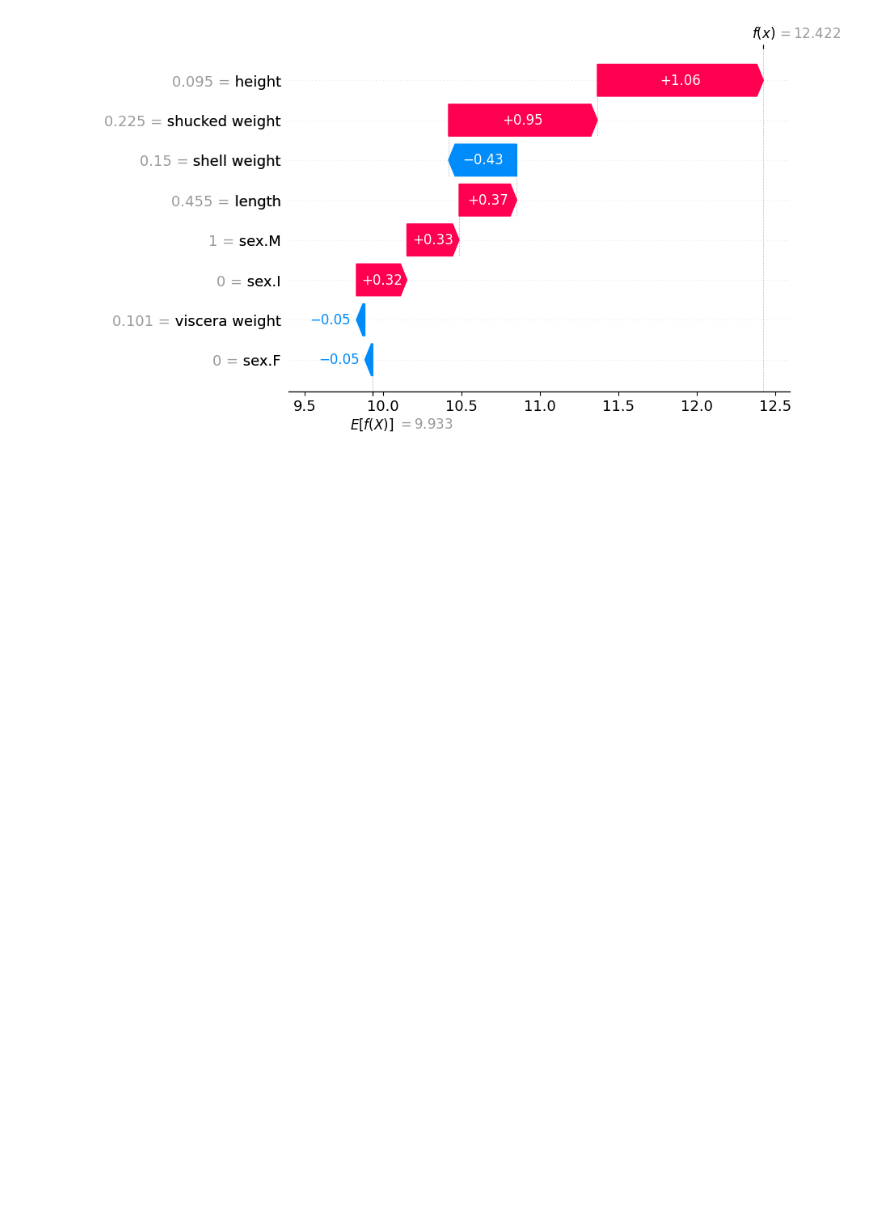
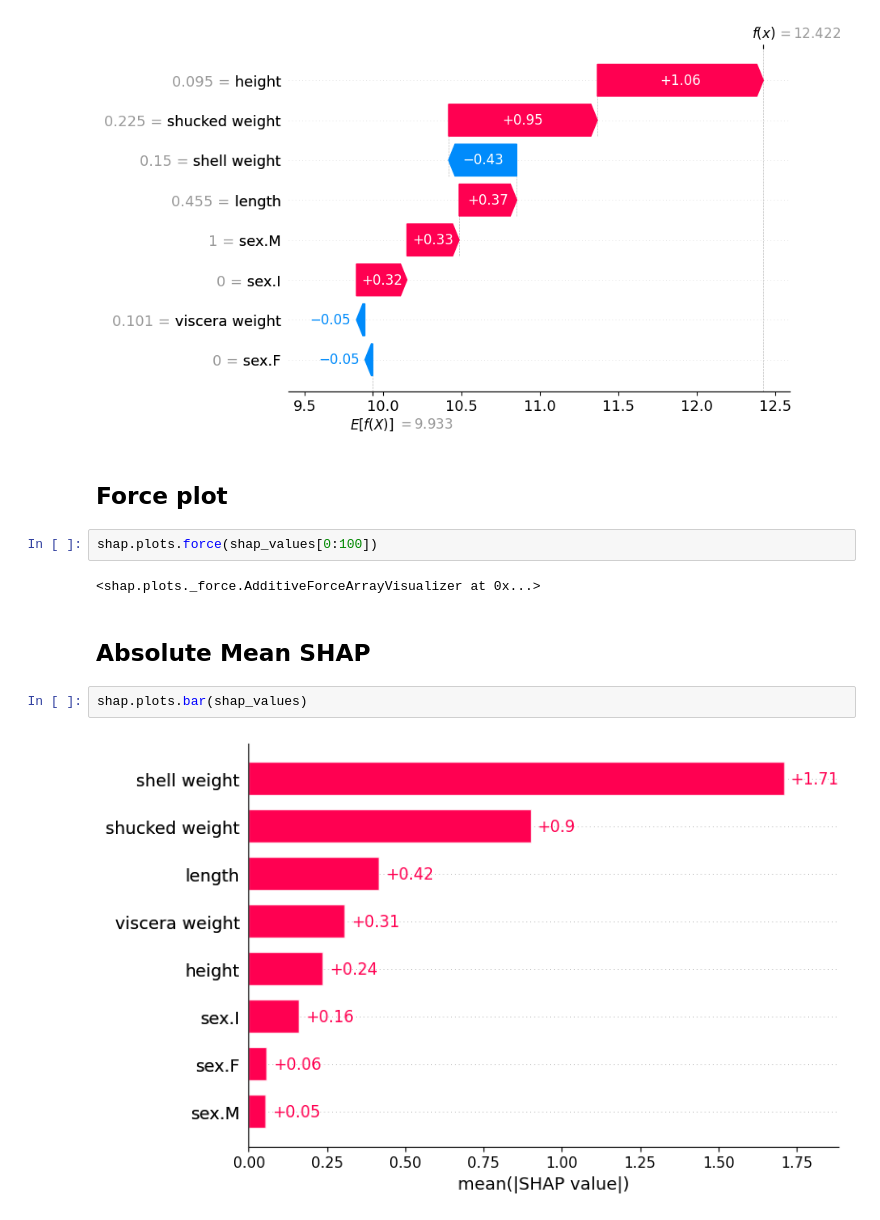
Before and after one commit to jaavilopezz8/shapley-values, a Jupyter notebook: notebooks/shap_values.ipynb, the cells around one changed output. Saved outputs shown, nothing was run; the diff lists cells and outputs as text; blank space fills up the shorter version.

Commit message:
Update SHAP values notebook

```diff
--- a/notebooks/shap_values.ipynb
+++ b/notebooks/shap_values.ipynb
@@ -287,3 +291,15 @@ array([0.455 , 0.095 , 0.2245, 0.101 , 0.15  , 1.    , 0.    , 0.    ])
 shap.plots.waterfall(shap_values[0])
 # %% [output]
 [figure]
+# %% [markdown]
+## Force plot
+# %%
+shap.plots.force(shap_values[0:100])
+# %% [output]
+<shap.plots._force.AdditiveForceArrayVisualizer at 0x...>
+# %% [markdown]
+## Absolute Mean SHAP
+# %%
+shap.plots.bar(shap_values)
+# %% [output]
+[figure, added]
```
Also changed, not shown: parts of 10 cells of this notebook.
